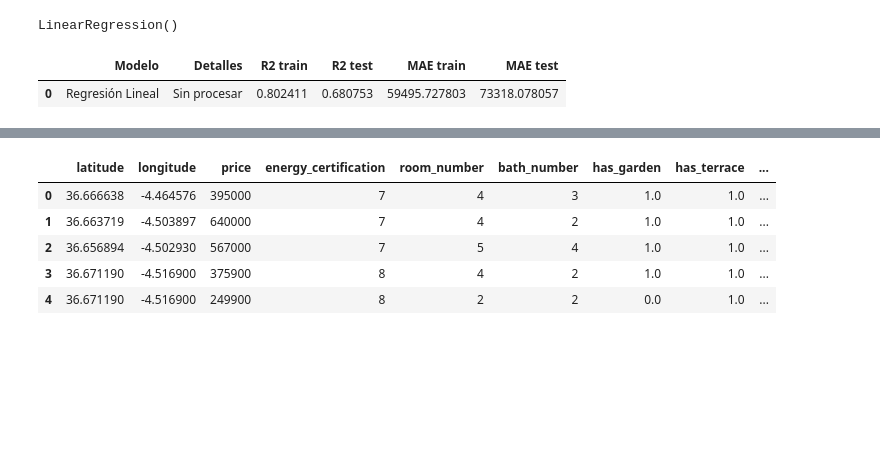
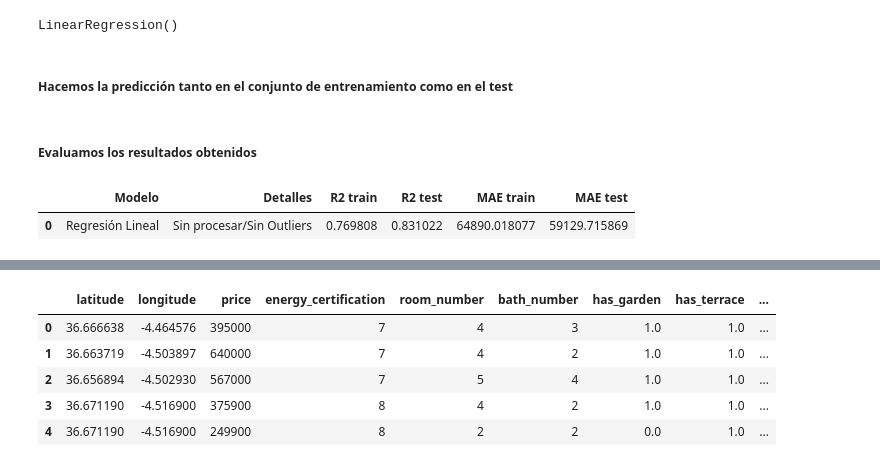
Before and after one commit to Carmenml/TFM_housepricepredictor, a Jupyter notebook: notebooks/4_Aplicacion_modelo_final.ipynb, the cells around one changed output, grey strips where cells are left out. Saved outputs shown, nothing was run; the diff lists cells and outputs as text; code cells hidden in the pictures; blank space fills up the shorter version.

```diff
--- a/notebooks/4_Aplicacion_modelo_final.ipynb
+++ b/notebooks/4_Aplicacion_modelo_final.ipynb
@@ -79,22 +83,26 @@ LinearRegression()
 #metricas de evaluación
 r2_train = lr.score(x_train,y_train)
 r2_test = lr.score(x_test,y_test)
+# %% [markdown]
+##### **Hacemos la predicción tanto en el conjunto de entrenamiento como en el test**
 # %%
 #aplicamos el modelo
 y_train_pred = lr.predict(x_train)
 y_test_pred = lr.predict(x_test)
+# %% [markdown]
+##### **Evaluamos los resultados obtenidos**
 # %%
 MAE_train = error_absoluto_medio(y_train,y_train_pred)
 
 MAE_test = error_absoluto_medio(y_test,y_test_pred)
 
 r2_train,r2_test,MAE_train,MAE_test
 
 
 
 final = resultados.shape[0]
-resultados.loc[final] = ['Regresión Lineal','Sin procesar',r2_train,r2_test,MAE_train,MAE_test]
+resultados.loc[final] = ['Regresión Lineal','Sin procesar/Sin Outliers',r2_train,r2_test,MAE_train,MAE_test]
 resultados
 # %% [output]
 |  | Modelo | Detalles | R2 train | R2 test | MAE train | MAE test |
-| 0 | Regresión Lineal | Sin procesar | 0.802411 | 0.680753 | 59495.727803 | 73318.078057 |
+| 0 | Regresión Lineal | Sin procesar/Sin Outliers | 0.769808 | 0.831022 | 64890.018077 | 59129.715869 |
```
Also changed, not shown: parts of 35 cells of this notebook, 9 other files.
